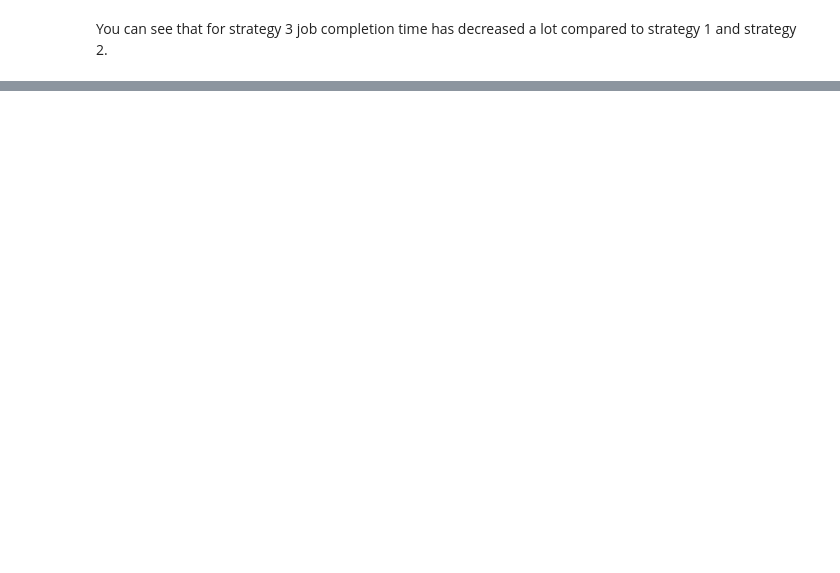
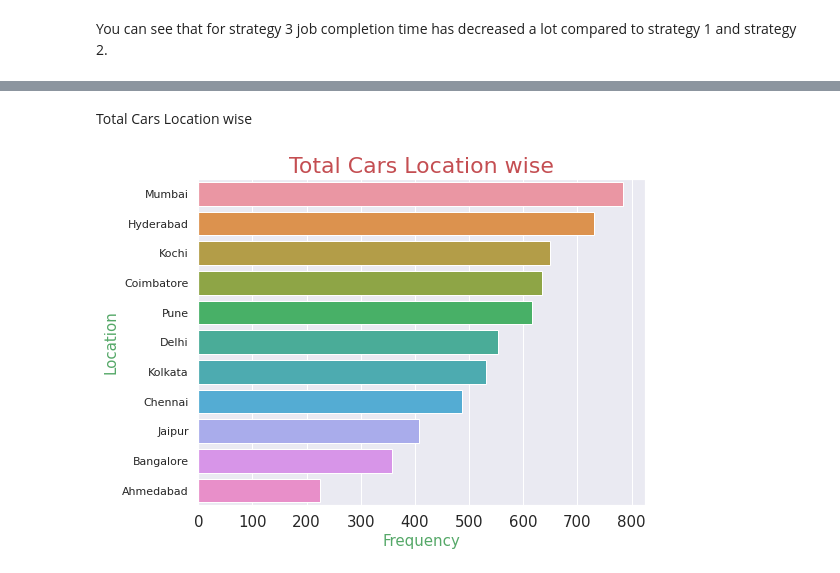
Before and after one commit to mohankrishnas3/Cloud, a Jupyter notebook: Cloud_project.ipynb, the cells around one changed output, grey strips where cells are left out. Drawn from its saved outputs; the diff is of its cells as text; code cells hidden in the pictures; blank space fills up the shorter version.

```diff
--- a/Cloud_project.ipynb
+++ b/Cloud_project.ipynb
@@ -441,0 +901,3 @@ You can see that for strategy 3 job completion time has decreased a lot compared
+# %%
+df['Power']=df['Power'].apply(fun)
+df['Power'].unique
@@ -441,0 +940,6 @@ You can see that for strategy 3 job completion time has decreased a lot compared
+# %%
+lst = df['Model'].unique()
+for i in lst:
+    mean_model = df[df["Model"]==i]['Seats'].mode(0)[0]
+    df.update(df[df['Model']==i]['Seats'].fillna(mean_model))
+df[df['Power'].isnull()]
@@ -441,0 +966,7 @@ You can see that for strategy 3 job completion time has decreased a lot compared
+# %%
+df['Power'] = pd.to_numeric(df['Power'],errors='coerce')
+a = df['Model'].unique()
+for i in a:
+    r = df[df["Model"]==i]['Power'].astype(float).mean()
+    df.update(df[df['Model']==i]['Power'].fillna(r))
+df.dropna(axis=0,inplace=True)
@@ -441,0 +1045,17 @@ You can see that for strategy 3 job completion time has decreased a lot compared
+# %%
+i = df['Name'].value_counts()[df['Name'].value_counts()<5].index
+index = df[df['Name'].isin(i)].index
+df.drop(index,axis=0,inplace=True)
+# %% [markdown]
+Total Cars Location wise
+# %%
+plt.figure(figsize=(8,6))
+most_cat = df['Location'].value_counts()
+sns.barplot(x=most_cat, y=most_cat.index, data=df)
+plt.xticks(size=15)
+plt.xlabel("Frequency",size=15,c="g")
+plt.ylabel("Location",size=15,c="g")
+plt.title("Total Cars Location wise",size=22,c="r")
+plt.show()
+# %% [output]
+[figure, added]
```
Also changed, not shown: parts of 160 cells of this notebook.
